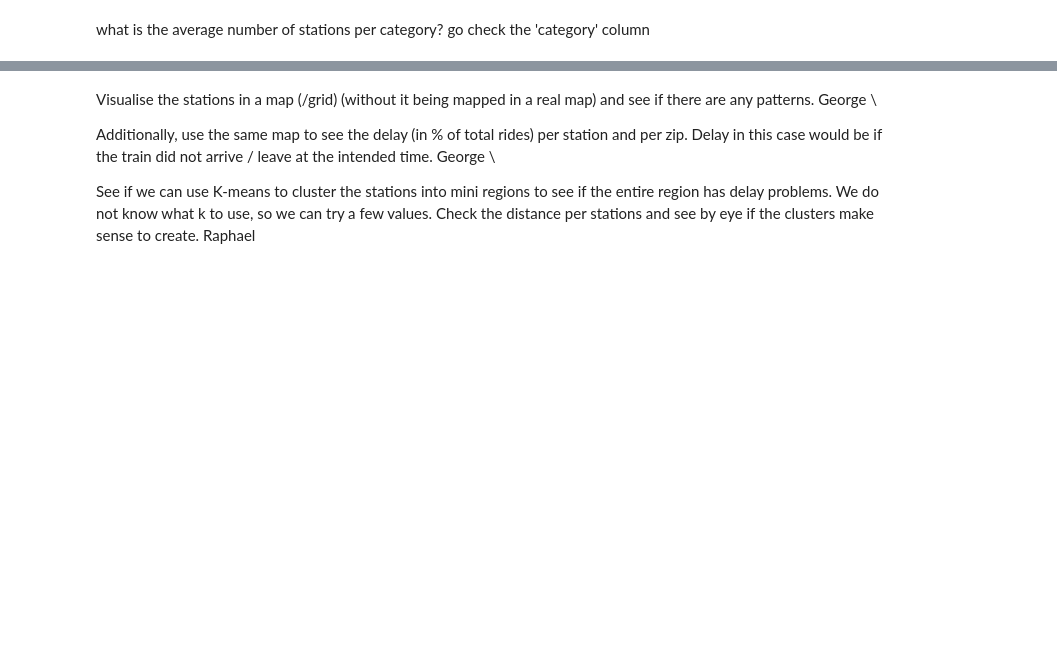
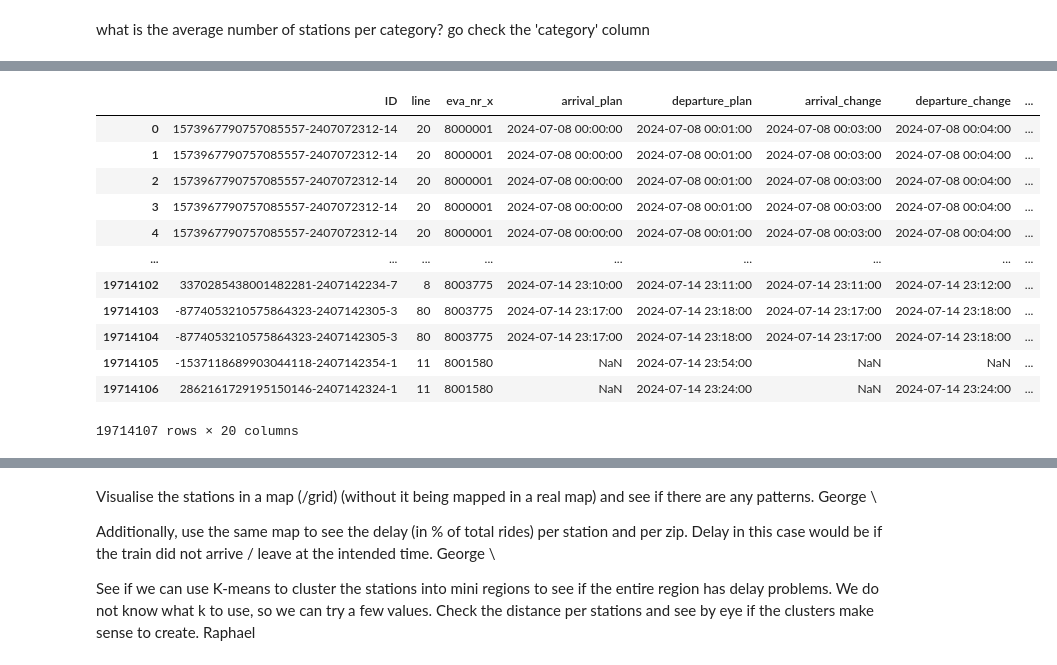
Before and after one commit to Tu2-prog/DM-Project, a Jupyter notebook: data-analysis.ipynb, the cells around one changed output, grey strips where cells are left out. Drawn from its saved outputs; the diff is of its cells as text; code cells hidden in the pictures; blank space fills up the shorter version.

Commit message:
Added a mapping with the station ID with the real path names.
WIP:
Mapping the above mentioned data

```diff
--- a/data-analysis.ipynb
+++ b/data-analysis.ipynb
@@ -86,7 +86,7 @@ what is the average number of stations per category? go check the 'category' col
 train_rides_df['path'] = train_rides_df['path'].fillna('')
 
 # Step 2: Split each 'path' entry by '|', creating multiple rows per station
-split_stations_df = train_rides_df.assign(station_name=train_rides_df['path'].str.split('|')).explode('station_name').drop(columns=['path'])
+split_stations_df = train_rides_df.assign(current_station=train_rides_df['path'].str.split('|')).explode('current_station').drop(columns=['path'])
 
 # Display the result
 split_stations_df.head()
@@ -94,0 +100,3 @@ split_stations_df.head()
+# %%
+split_stations_df.drop(['category', 'station', 'state', 'city', 'zip', 'long', 'lat'], axis=1, inplace=True)
+split_stations_df.head()
@@ -94,0 +110,24 @@ split_stations_df.head()
+# %%
+# Perform the merge operation
+# First, ensure the station names match by stripping any extra whitespace
+station_mapping_df['station'] = station_mapping_df['station'].str.strip()
+split_stations_df['current_station'] = split_stations_df['current_station'].str.strip()
+
+# Merge the DataFrames on the station name (current_station and station)
+split_stations_df_with_station_mapping_df = split_stations_df.merge(station_mapping_df, how='left', left_on='current_station', right_on='station')
+# %%
+split_stations_df_with_station_mapping_df
+# %% [output]
+|  | ID | line | eva_nr_x | arrival_plan | departure_plan | arrival_change | departure_change | ... |
+| 0 | 1573967790757085557-2407072312-14 | 20 | 8000001 | 2024-07-08 00:00:00 | 2024-07-08 00:01:00 | 2024-07-08 00:03:00 | 2024-07-08 00:04:00 | ... |
+| 1 | 1573967790757085557-2407072312-14 | 20 | 8000001 | 2024-07-08 00:00:00 | 2024-07-08 00:01:00 | 2024-07-08 00:03:00 | 2024-07-08 00:04:00 | ... |
+| 2 | 1573967790757085557-2407072312-14 | 20 | 8000001 | 2024-07-08 00:00:00 | 2024-07-08 00:01:00 | 2024-07-08 00:03:00 | 2024-07-08 00:04:00 | ... |
+| 3 | 1573967790757085557-2407072312-14 | 20 | 8000001 | 2024-07-08 00:00:00 | 2024-07-08 00:01:00 | 2024-07-08 00:03:00 | 2024-07-08 00:04:00 | ... |
+| 4 | 1573967790757085557-2407072312-14 | 20 | 8000001 | 2024-07-08 00:00:00 | 2024-07-08 00:01:00 | 2024-07-08 00:03:00 | 2024-07-08 00:04:00 | ... |
+| ... | ... | ... | ... | ... | ... | ... | ... | ... |
+| 19714102 | 3370285438001482281-2407142234-7 | 8 | 8003775 | 2024-07-14 23:10:00 | 2024-07-14 23:11:00 | 2024-07-14 23:11:00 | 2024-07-14 23:12:00 | ... |
+| 19714103 | -8774053210575864323-2407142305-3 | 80 | 8003775 | 2024-07-14 23:17:00 | 2024-07-14 23:18:00 | 2024-07-14 23:17:00 | 2024-07-14 23:18:00 | ... |
+| 19714104 | -8774053210575864323-2407142305-3 | 80 | 8003775 | 2024-07-14 23:17:00 | 2024-07-14 23:18:00 | 2024-07-14 23:17:00 | 2024-07-14 23:18:00 | ... |
+| 19714105 | -1537118689903044118-2407142354-1 | 11 | 8001580 | NaN | 2024-07-14 23:54:00 | NaN | NaN | ... |
+| 19714106 | 2862161729195150146-2407142324-1 | 11 | 8001580 | NaN | 2024-07-14 23:24:00 | NaN | 2024-07-14 23:24:00 | ... |
+19714107 rows × 20 columns
```
Also changed, not shown: parts of 8 cells of this notebook.
